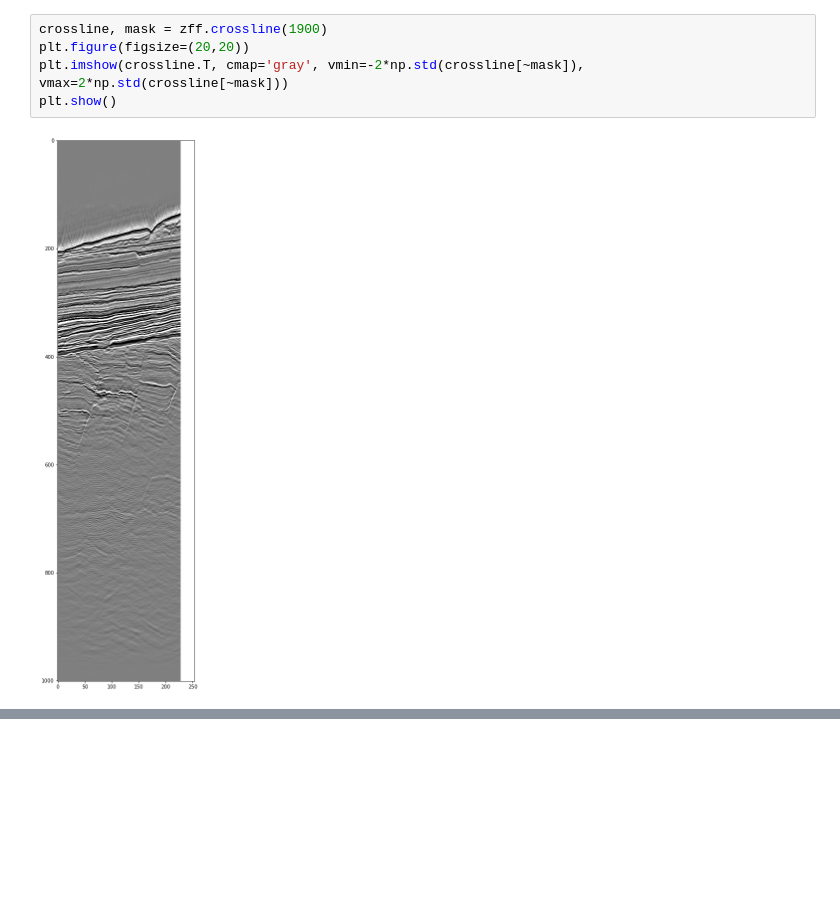
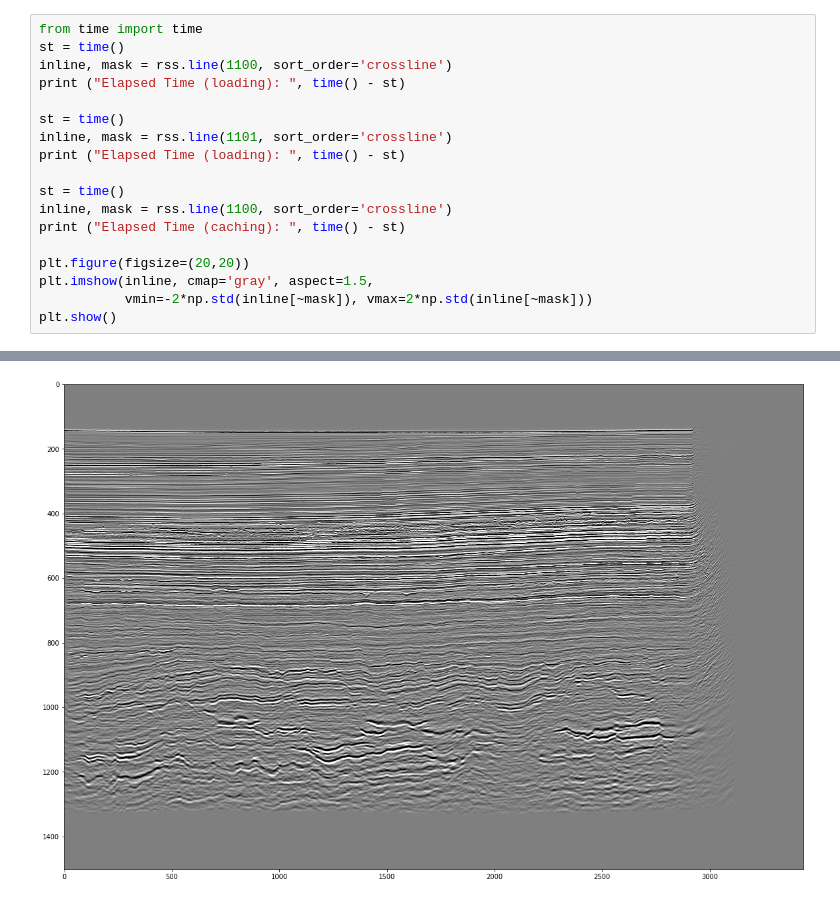
Before and after one commit to VapeJordan/rss, a Jupyter notebook: notebooks/Demo Loads.ipynb, the cells around one changed output, grey strips where cells are left out. Cells and saved outputs as stored; diff of their text form; blank space fills up the shorter version.

```diff
--- a/notebooks/Demo Loads.ipynb
+++ b/notebooks/Demo Loads.ipynb
@@ -23,7 +65,19 @@ plt.show()
-# %%
-crossline, mask = zff.crossline(1900)
-plt.figure(figsize=(20,20))
-plt.imshow(crossline.T, cmap='gray', vmin=-2*np.std(crossline[~mask]), vmax=2*np.std(crossline[~mask]))
-plt.show()
-# %% [output]
-[figure, removed]
+# %%
+from time import time
+st = time()
+inline, mask = rss.line(1100, sort_order='crossline')
+print ("Elapsed Time (loading): ", time() - st)
+
+st = time()
+inline, mask = rss.line(1101, sort_order='crossline')
+print ("Elapsed Time (loading): ", time() - st)
+
+st = time()
+inline, mask = rss.line(1100, sort_order='crossline')
+print ("Elapsed Time (caching): ", time() - st)
+
+plt.figure(figsize=(20,20))
+plt.imshow(inline, cmap='gray', aspect=1.5,
+           vmin=-2*np.std(inline[~mask]), vmax=2*np.std(inline[~mask]))
+plt.show()
+# %% [output]
@@ -29,0 +87 @@ plt.show()
+[figure, added]
```
Also changed, not shown: parts of 10 cells of this notebook, 1 other file.
